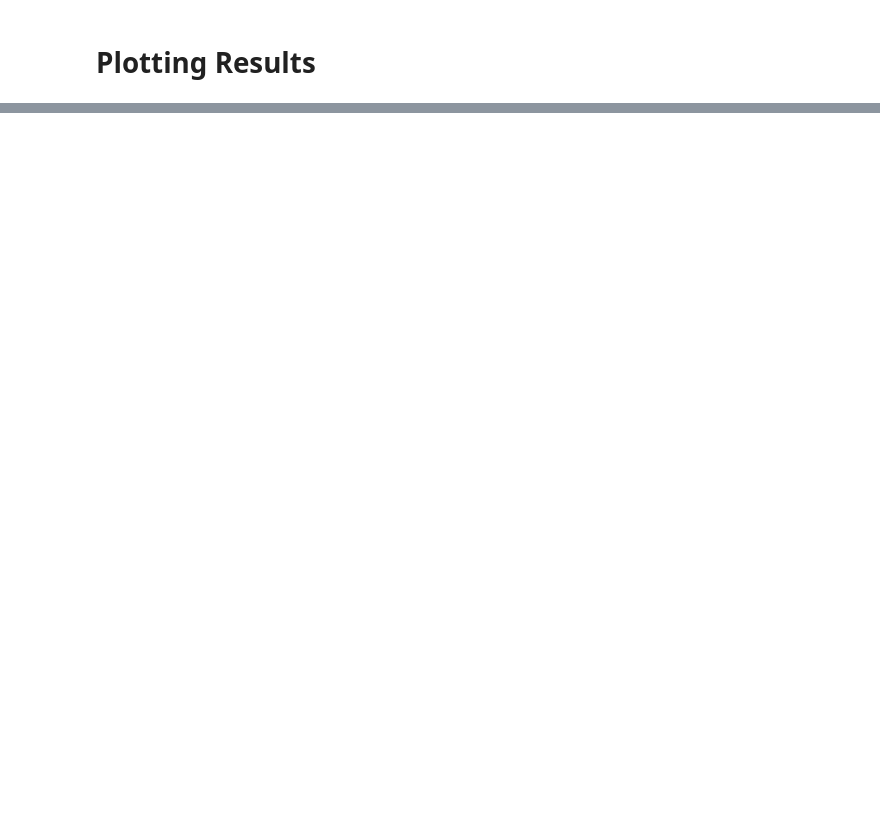
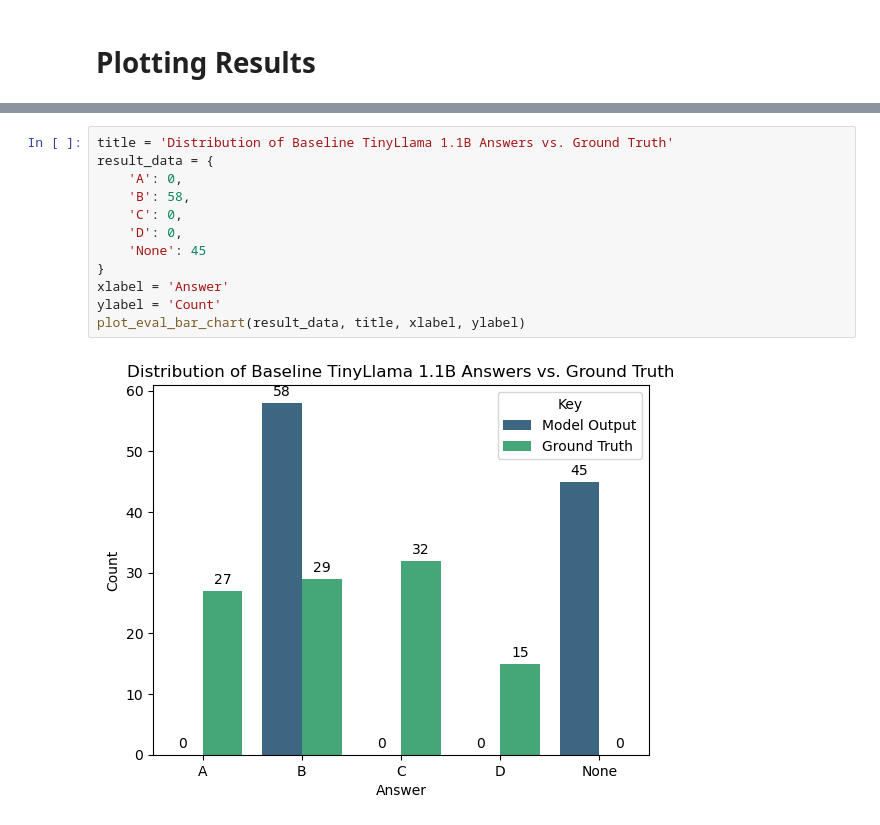
Before and after one commit to chelseanbr/tinyllama-medical-qa, a Jupyter notebook: notebooks/05-plot-results.ipynb, the cells around one changed output, grey strips where cells are left out. Drawn from its saved outputs; the diff is of its cells as text; blank space fills up the shorter version.

```diff
--- a/notebooks/05-plot-results.ipynb
+++ b/notebooks/05-plot-results.ipynb
@@ -46,0 +115,14 @@ plt.show()
+# %%
+title = 'Distribution of Baseline TinyLlama 1.1B Answers vs. Ground Truth'
+result_data = {
+    'A': 0,
+    'B': 58,
+    'C': 0,
+    'D': 0,
+    'None': 45
+}
+xlabel = 'Answer'
+ylabel = 'Count'
+plot_eval_bar_chart(result_data, title, xlabel, ylabel)
+# %% [output]
+[figure, added]
```
Also changed, not shown: parts of 9 cells of this notebook, 9 other files.
